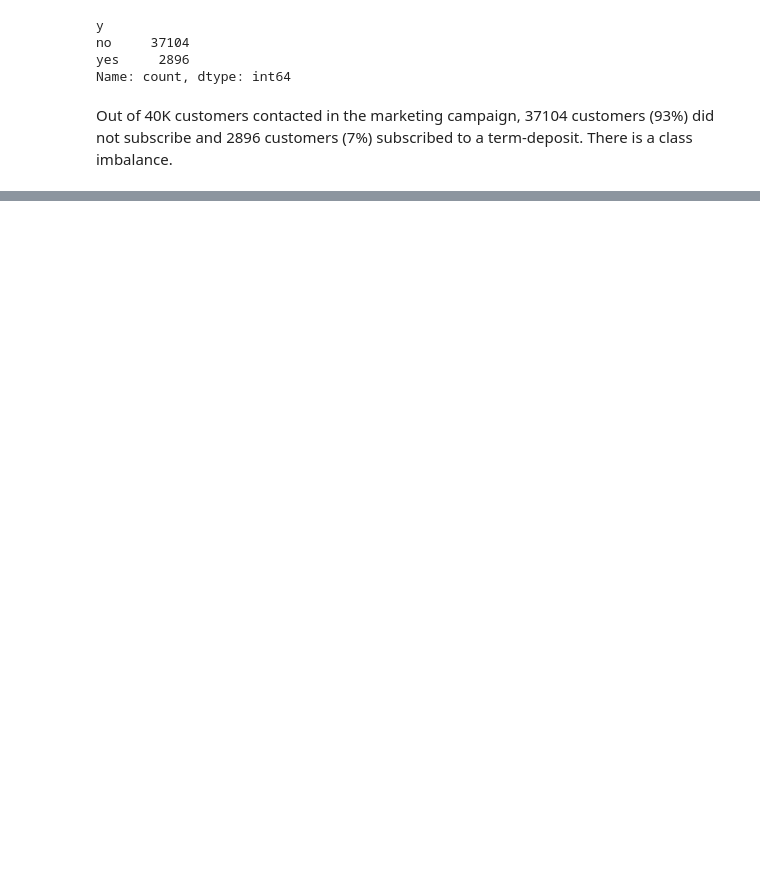
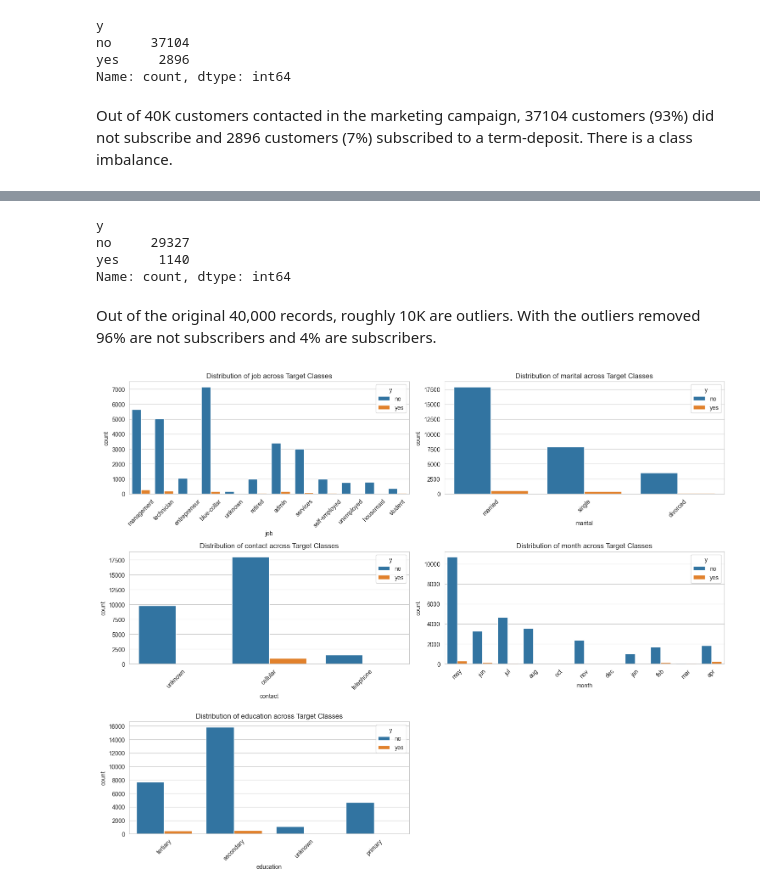
Before and after one commit to pranav-netizen/CbPode4xMs2TacH1, a Jupyter notebook: term-deposit-marketing.ipynb, the cells around one changed output, grey strips where cells are left out. Drawn from its saved outputs; the diff is of its cells as text; code cells hidden in the pictures; blank space fills up the shorter version.

```diff
--- a/term-deposit-marketing.ipynb
+++ b/term-deposit-marketing.ipynb
@@ -71,0 +149,25 @@ AttributeError: 'numpy.ndarray' object has no attribute 'yaxis'
+# %%
+data_cleaned['y'].value_counts()
+# %% [output]
+y
+no     29327
+yes     1140
+Name: count, dtype: int64
+# %% [markdown]
+Out of the original 40,000 records, roughly 10K are outliers. With the outliers removed 96% are not subscribers and 4% are subscribers.
+# %%
+# Set up the plot
+plt.figure(figsize=(15, 12))  # Adjust the figure size as necessary
+
+# Loop through each categorical feature and create a bar chart
+for i, feature in enumerate(categorical_features, 1):
+    plt.subplot(3, 2, i)  # 3 rows, 2 columns layout
+    sns.countplot(x=feature, hue='y', data=data_cleaned)  # hue='y' adds the target class to the plot
+    plt.title(f'Distribution of {feature} across Target Classes')
+    plt.xticks(rotation=45)  # Rotate x-axis labels for better readability
+
+# Adjust layout and display the plot
+plt.tight_layout()
+plt.show()
+# %% [output]
+[figure, added]
```
Also changed, not shown: parts of 18 cells of this notebook.
